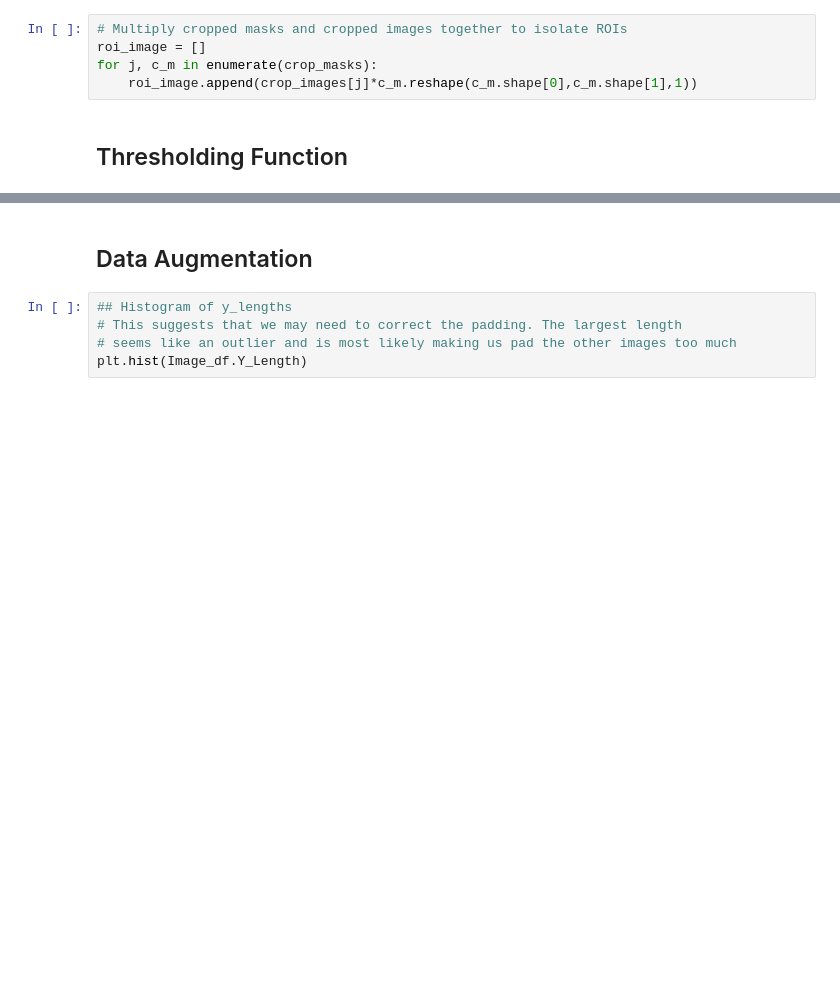
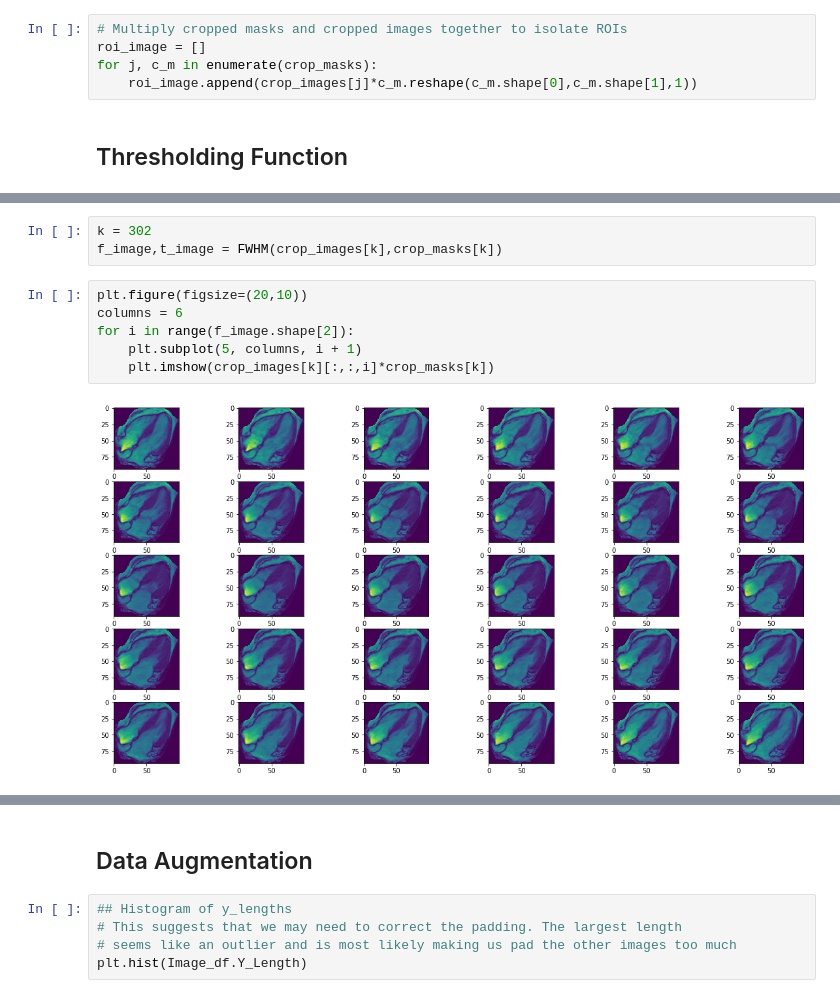
Before and after one commit to Beepul-Bharti/HCM_Project, a Jupyter notebook: 4ChamberCine_HCM_CNN.ipynb, the cells around one changed output, grey strips where cells are left out. Saved outputs shown, nothing was run; the diff lists cells and outputs as text; blank space fills up the shorter version.

```diff
--- a/4ChamberCine_HCM_CNN.ipynb
+++ b/4ChamberCine_HCM_CNN.ipynb
@@ -199,0 +240,11 @@ def Threshold(image,mask):
+# %%
+k = 302
+f_image,t_image = FWHM(crop_images[k],crop_masks[k])
+# %%
+plt.figure(figsize=(20,10))
+columns = 6
+for i in range(f_image.shape[2]):
+    plt.subplot(5, columns, i + 1)
+    plt.imshow(crop_images[k][:,:,i]*crop_masks[k])
+# %% [output]
+[figure, added]
```
Also changed, not shown: parts of 25 cells of this notebook.
